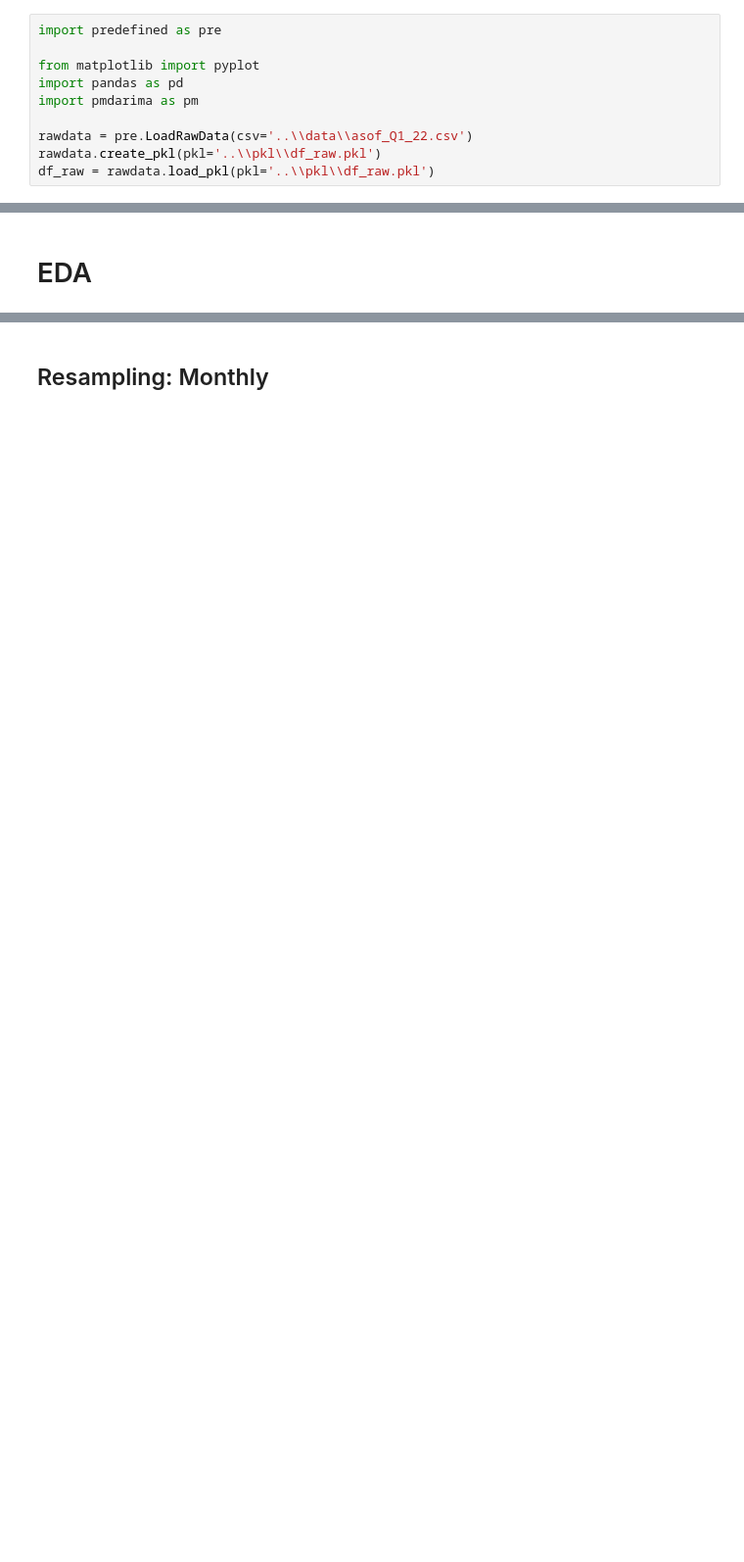
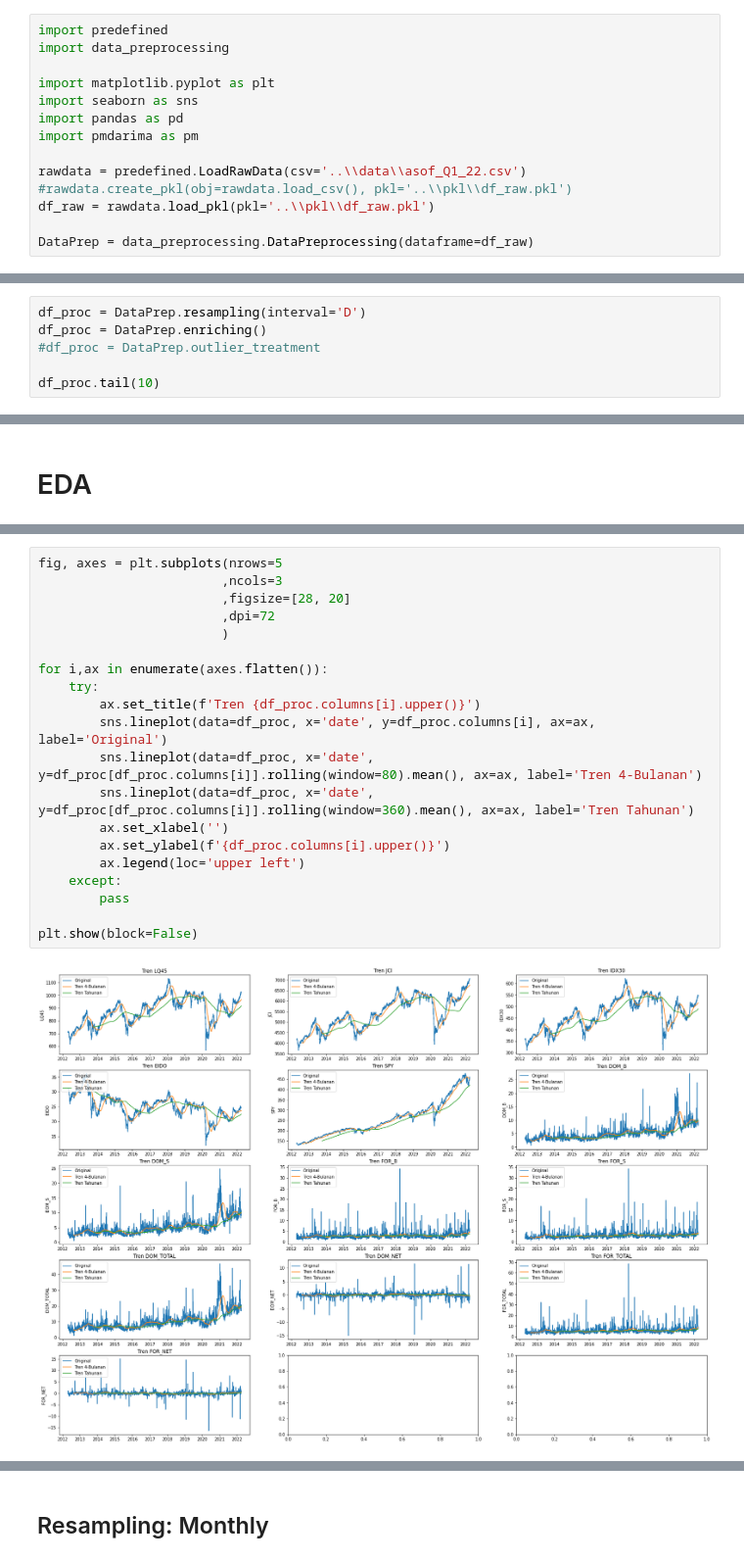
Before and after one commit to ercainz/lq45_prediction, a Jupyter notebook: src/eda.ipynb, the cells around one changed output, grey strips where cells are left out. Shown at 98% size. Drawn from its saved outputs; the diff is of its cells as text; blank space fills up the shorter version.

```diff
--- a/src/eda.ipynb
+++ b/src/eda.ipynb
@@ -1,10 +1,14 @@
 # %%
-import predefined as pre
+import predefined
+import data_preprocessing
 
-from matplotlib import pyplot
+import matplotlib.pyplot as plt
+import seaborn as sns
 import pandas as pd
 import pmdarima as pm
 
-rawdata = pre.LoadRawData(csv='..\\data\\asof_Q1_22.csv')
-rawdata.create_pkl(pkl='..\\pkl\\df_raw.pkl')
+rawdata = predefined.LoadRawData(csv='..\\data\\asof_Q1_22.csv')
+#rawdata.create_pkl(obj=rawdata.load_csv(), pkl='..\\pkl\\df_raw.pkl')
 df_raw = rawdata.load_pkl(pkl='..\\pkl\\df_raw.pkl')
+
+DataPrep = data_preprocessing.DataPreprocessing(dataframe=df_raw)
@@ -12,0 +15,6 @@ df_raw = rawdata.load_pkl(pkl='..\\pkl\\df_raw.pkl')
+# %%
+df_proc = DataPrep.resampling(interval='D')
+df_proc = DataPrep.enriching()
+#df_proc = DataPrep.outlier_treatment
+
+df_proc.tail(10)
@@ -14,0 +60,22 @@ df_raw = rawdata.load_pkl(pkl='..\\pkl\\df_raw.pkl')
+# %%
+fig, axes = plt.subplots(nrows=5
+                        ,ncols=3
+                        ,figsize=[28, 20]
+                        ,dpi=72
+                        )
+
+for i,ax in enumerate(axes.flatten()):
+    try:
+        ax.set_title(f'Tren {df_proc.columns[i].upper()}')
+        sns.lineplot(data=df_proc, x='date', y=df_proc.columns[i], ax=ax, label='Original')
+        sns.lineplot(data=df_proc, x='date', y=df_proc[df_proc.columns[i]].rolling(window=80).mean(), ax=ax, label='Tren 4-Bulanan')
+        sns.lineplot(data=df_proc, x='date', y=df_proc[df_proc.columns[i]].rolling(window=360).mean(), ax=ax, label='Tren Tahunan')
+        ax.set_xlabel('')
+        ax.set_ylabel(f'{df_proc.columns[i].upper()}')
+        ax.legend(loc='upper left')
+    except:
+        pass
+
+plt.show(block=False)
+# %% [output]
+[figure, added]
```
Also changed, not shown: parts of 15 cells of this notebook, 2 other files.
